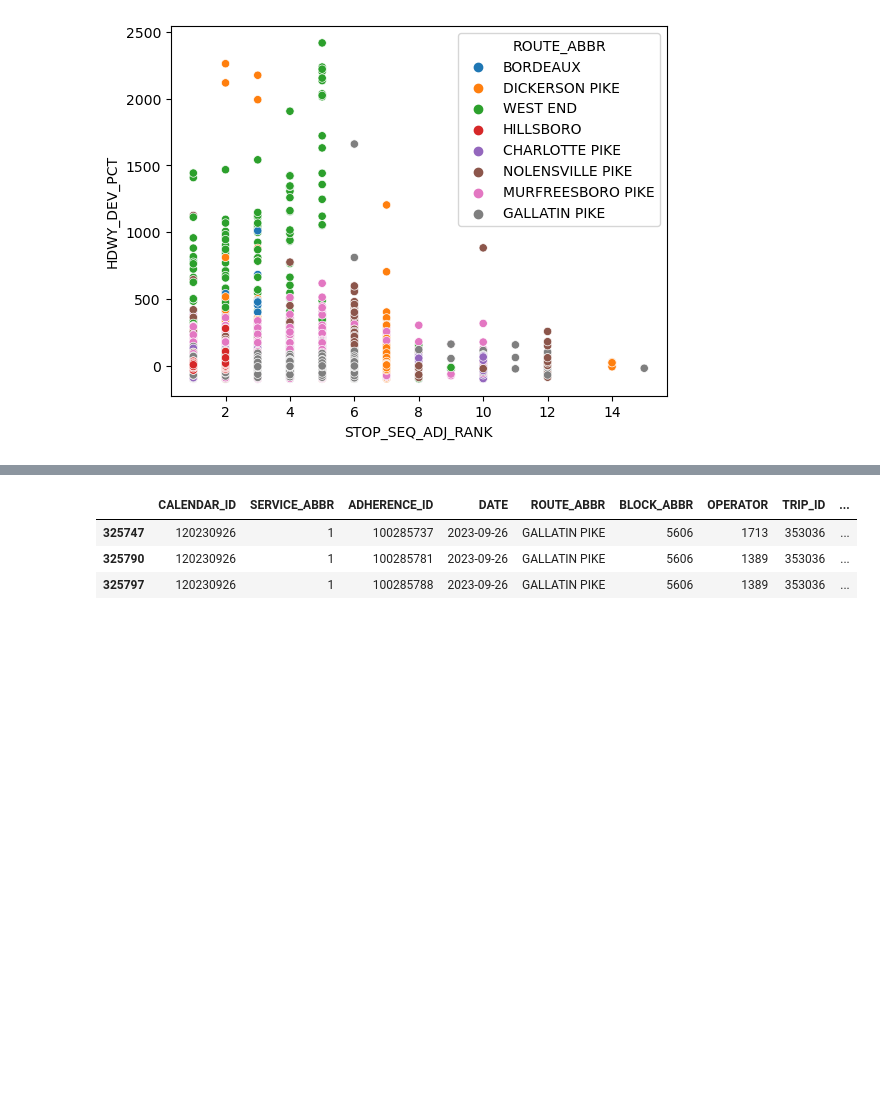
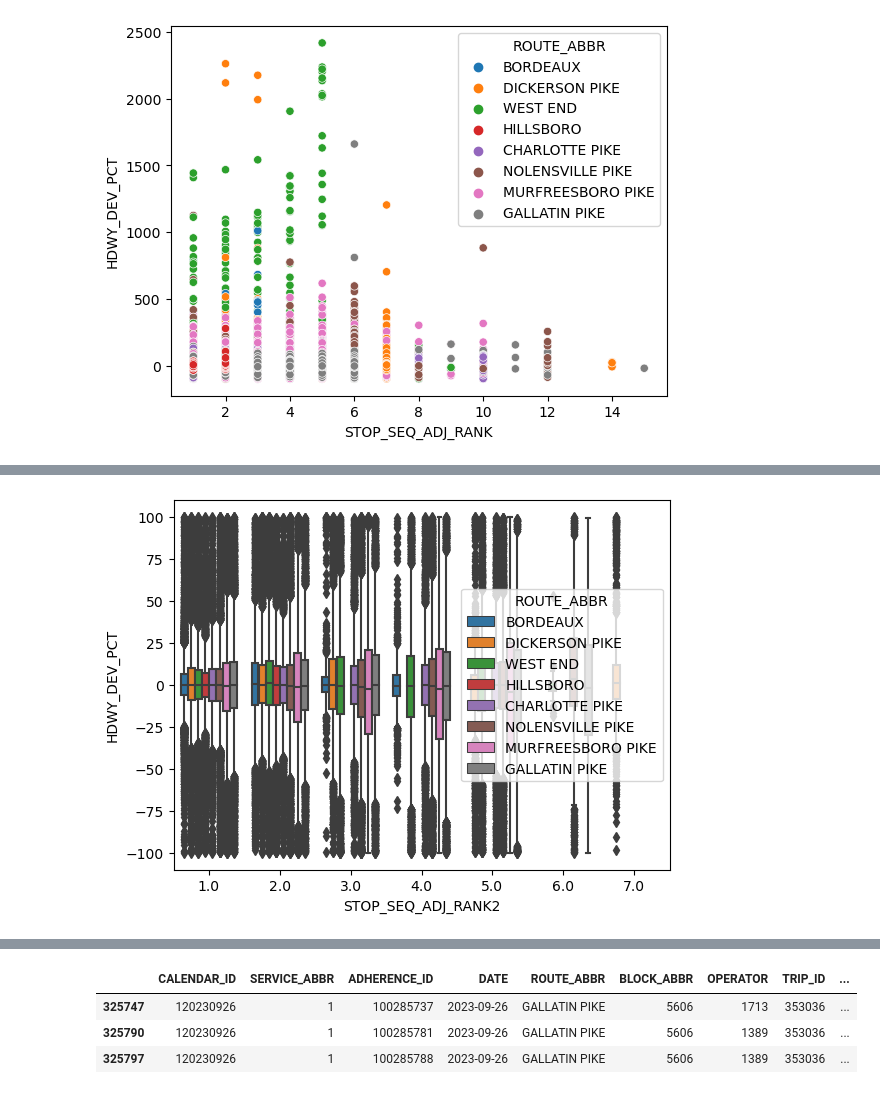
Before and after one commit to ballir27/wego-nashville-bus-adherence, a Jupyter notebook: Notebooks/AB-WeGo-Dist-Time-Travelled-Analysis.ipynb, the cells around one changed output, grey strips where cells are left out. Cells and saved outputs as stored; diff of their text form; code cells hidden in the pictures; blank space fills up the shorter version.

Commit message:
Latest Run with In Depth Route 3 Analysis

```diff
--- a/Notebooks/AB-WeGo-Dist-Time-Travelled-Analysis.ipynb
+++ b/Notebooks/AB-WeGo-Dist-Time-Travelled-Analysis.ipynb
@@ -416,0 +390,6 @@ sns.lineplot(data=stop_seq_rank_hdwy_dev_stdv_df, x = 'STOP_SEQ_ADJ_RANK2', y =
+# %%
+headway_df_adj_subset = headway_df_adj[headway_df_adj['HDWY_DEV_PCT']<100]
+# %%
+sns.boxplot(data=headway_df_adj_subset, x= 'STOP_SEQ_ADJ_RANK2', y='HDWY_DEV_PCT', hue='ROUTE_ABBR');
+# %% [output]
+[figure, added]
```
Also changed, not shown: parts of 28 cells of this notebook.
